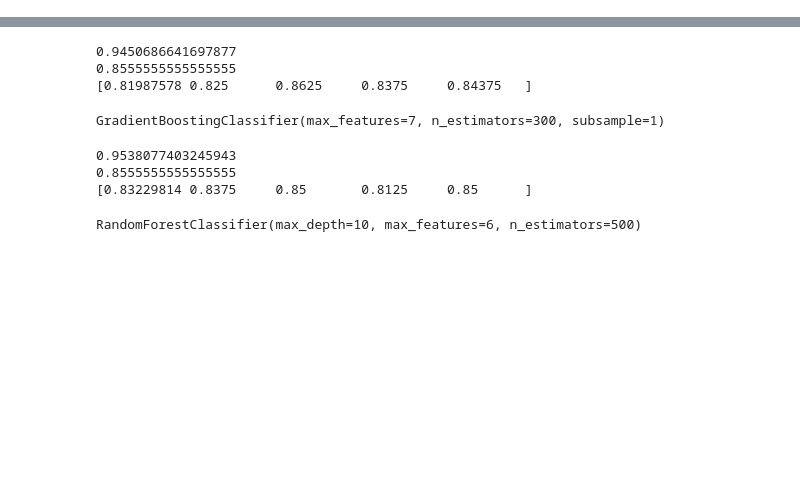
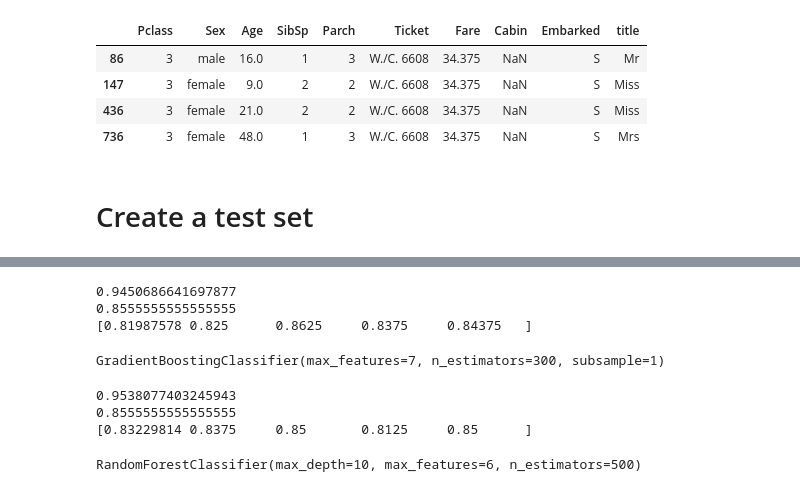
Before and after one commit to nicolasbuitragob/titanic_competion_kaggle, a Jupyter notebook: titanic.ipynb, the cells around one changed output, grey strips where cells are left out. Saved outputs shown, nothing was run; the diff lists cells and outputs as text; code cells hidden in the pictures; blank space fills up the shorter version.

```diff
--- a/titanic.ipynb
+++ b/titanic.ipynb
@@ -11,0 +65,17 @@ id = test['PassengerId']
+# %%
+def get_title(df):
+    df['title'] = df['Name'].str.split(',',expand = True)[1].str.split('.',expand = True)[0]
+    mr_values =['Don','Rev','Dr','Major','Col','Capt','Jonkheer','Sir','Master']
+    mrs_replace = ['Mme','Dona','the Countess','Mra','Lady']
+    miss_replace = ['Ms','Mlle']
+    df['title'] = df['title'].replace(mr_values,'Mr',regex = True)
+    df['title'] = df['title'].replace(mrs_replace,'Mrs',regex = True)
+    df['title'] = df['title'].replace(miss_replace,'Miss',regex = True)
+    return df
+train = get_title(train)
+test = get_title(test)
+# %%
+train_copy = train.copy()
+train_copy.drop(['Survived'],axis = 1,inplace = True)
+train_copy.drop(['Name'],inplace = True,axis = 1)
+train_copy['Ticket'].value_counts().head(50)
@@ -11,0 +100,10 @@ id = test['PassengerId']
+# %%
+train_copy.loc[train_copy['Ticket'] == 'W./C. 6608']
+# %% [output]
+|  | Pclass | Sex | Age | SibSp | Parch | Ticket | Fare | Cabin | Embarked | title |
+| 86 | 3 | male | 16.0 | 1 | 3 | W./C. 6608 | 34.375 | NaN | S | Mr |
+| 147 | 3 | female | 9.0 | 2 | 2 | W./C. 6608 | 34.375 | NaN | S | Miss |
+| 436 | 3 | female | 21.0 | 2 | 2 | W./C. 6608 | 34.375 | NaN | S | Miss |
+| 736 | 3 | female | 48.0 | 1 | 3 | W./C. 6608 | 34.375 | NaN | S | Mrs |
+# %% [markdown]
+# Create a test set
```
Also changed, not shown: parts of 12 cells of this notebook.
